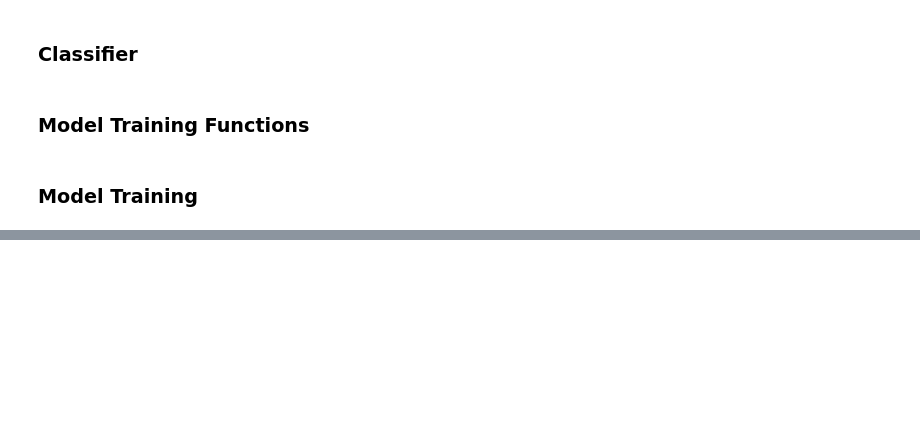
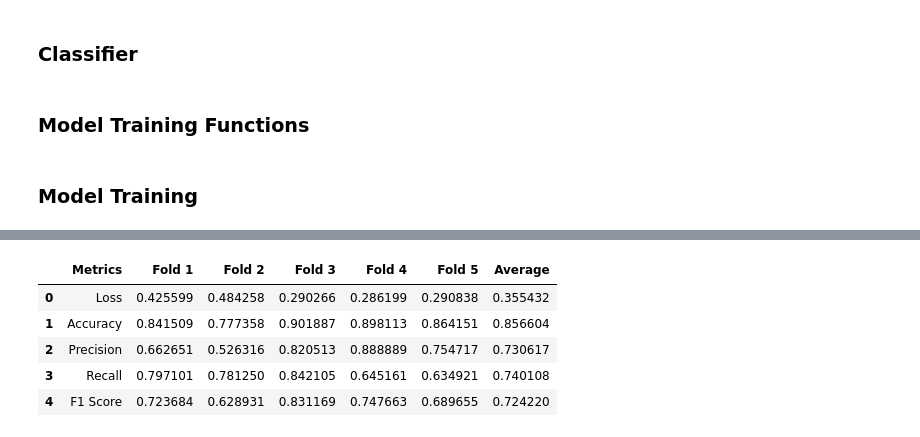
Before and after one commit to KyleZrey/SMCA, a Jupyter notebook: fusion_classification/gmu-Arevalo.ipynb, the cells around one changed output, grey strips where cells are left out. Cells and saved outputs as stored; diff of their text form; code cells hidden in the pictures; blank space fills up the shorter version.

```diff
--- a/fusion_classification/gmu-Arevalo.ipynb
+++ b/fusion_classification/gmu-Arevalo.ipynb
@@ -823,0 +1151,10 @@ metrics_df
+# %%
+df = pd.read_csv(f'results/gmu/GMU-CV_scores.csv')
+df
+# %% [output]
+|  | Metrics | Fold 1 | Fold 2 | Fold 3 | Fold 4 | Fold 5 | Average |
+| 0 | Loss | 0.425599 | 0.484258 | 0.290266 | 0.286199 | 0.290838 | 0.355432 |
+| 1 | Accuracy | 0.841509 | 0.777358 | 0.901887 | 0.898113 | 0.864151 | 0.856604 |
+| 2 | Precision | 0.662651 | 0.526316 | 0.820513 | 0.888889 | 0.754717 | 0.730617 |
+| 3 | Recall | 0.797101 | 0.781250 | 0.842105 | 0.645161 | 0.634921 | 0.740108 |
+| 4 | F1 Score | 0.723684 | 0.628931 | 0.831169 | 0.747663 | 0.689655 | 0.724220 |
```
Also changed, not shown: parts of 20 cells of this notebook, 1 other file.
